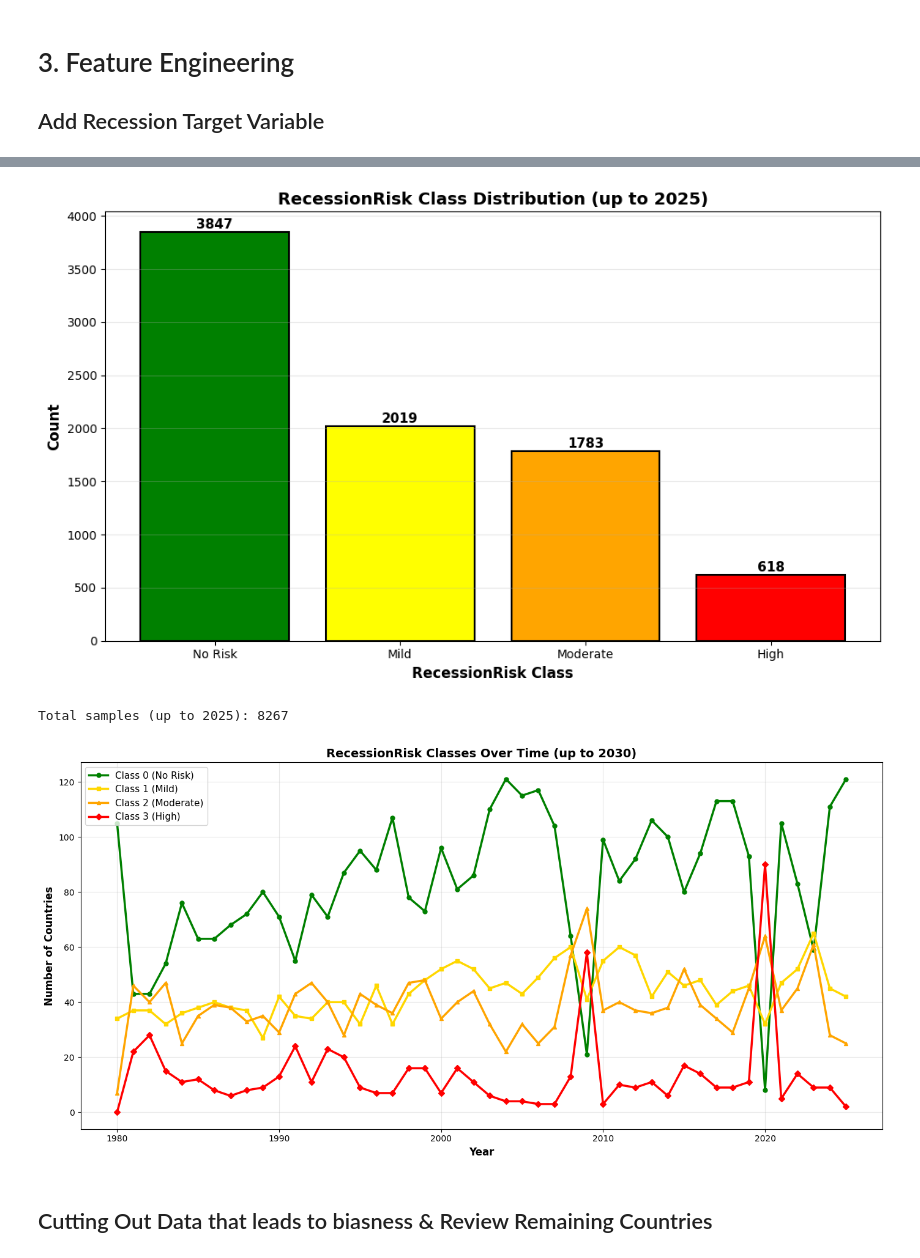
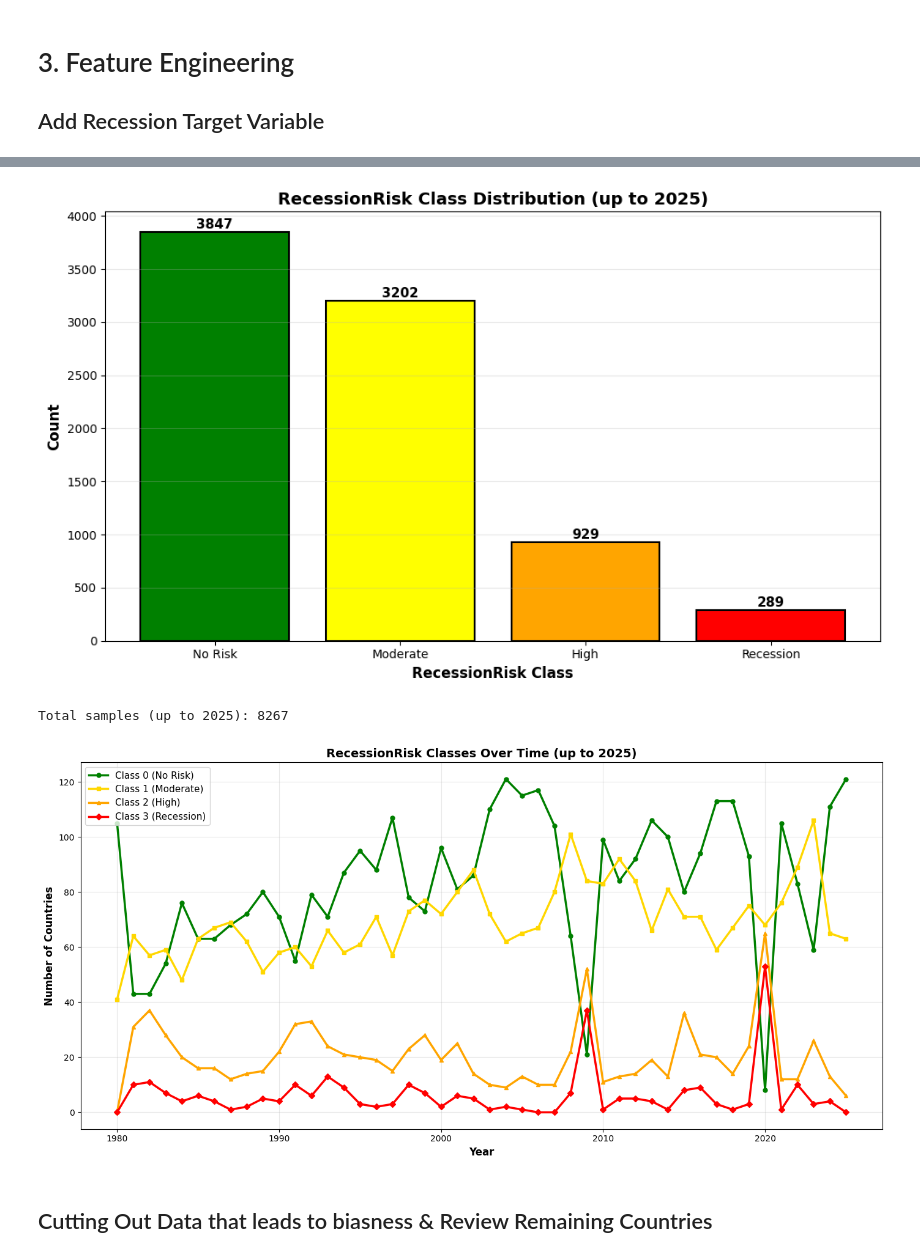
Before and after one commit to ningerdinger/Data_Science_Project, a Jupyter notebook: Multiclass.ipynb, the cells around one changed output, grey strips where cells are left out. Cells and saved outputs as stored; diff of their text form; code cells hidden in the pictures.

```diff
--- a/Multiclass.ipynb
+++ b/Multiclass.ipynb
@@ -315,19 +315,20 @@ local_signal_count = (
 # --- Step 4: Multiclass recession risk label ---
 def classify_risk(local_count):
     """
-    Same thresholds as original:
-    - 3+ signals: High risk
-    - 2 signals: Moderate risk
-    - 1 signal: Mild risk
-    - 0 signals: No risk
+    Classification based on number of signals triggered:
+    - 5+ signals: IN RECESSION (Class 3)
+    - 3-4 signals: High risk (Class 2)
+    - 1-2 signals: Moderate risk (Class 1)
+    - 0 signals: No risk (Class 0)
     """
-    if local_count >= 4:
-        return 3  # High risk
-    if local_count == 2 or local_count == 3:
-        return 2  # Moderate risk
-    if local_count == 1:
-        return 1  # Mild risk
-    return 0      # No risk
+    if local_count >= 5:
+        return 3  # IN RECESSION
+    elif local_count >= 3:
+        return 2  # High risk
+    elif local_count >= 1:
+        return 1  # Moderate risk
+    else:
+        return 0  # No risk
 
 df_pivot["RecessionRisk"] = [
     classify_risk(l) for l in local_signal_count
@@ -355,6 +356,11 @@ df_pivot = df_pivot.sort_index(ascending=True)
 print("=" * 70)
 print("RECESSION RISK CLASSIFICATION SUMMARY (12 Indicators)")
 print("=" * 70)
+print("\nClass Labels:")
+print("  0 = No Risk (0 signals)")
+print("  1 = Moderate Risk (1-2 signals)")
+print("  2 = High Risk (3-4 signals)")
+print("  3 = IN RECESSION (5+ signals)")
 
 print("\nRecessionRisk class distribution:")
 print(df_pivot["RecessionRisk"].value_counts().sort_index())
@@ -492,27 +498,27 @@ External Shock              518 ( 5.62%)
 # %%
 # RecessionRisk Class Distribution - Compact Plot (up to 2025)
 df_until_2025 = df_pivot[df_pivot.index <= 2025]
 risk_counts = df_until_2025["RecessionRisk"].value_counts().sort_index()
 
 plt.figure(figsize=(10, 6))
 colors = ['green', 'yellow', 'orange', 'red']
 plt.bar(risk_counts.index, risk_counts.values, color=colors, edgecolor='black', linewidth=1.5)
 plt.xlabel('RecessionRisk Class', fontsize=12, fontweight='bold')
 plt.ylabel('Count', fontsize=12, fontweight='bold')
 plt.title('RecessionRisk Class Distribution (up to 2025)', fontsize=14, fontweight='bold')
-plt.xticks([0, 1, 2, 3], ['No Risk', 'Mild', 'Moderate', 'High'])
+plt.xticks([0, 1, 2, 3], ['No Risk', 'Moderate', 'High', 'Recession'])
 plt.grid(axis='y', alpha=0.3)
 
 # Add count labels on bars
 for cls, count in risk_counts.items():
     plt.text(cls, count + 10, str(count), ha='center', va='bottom', fontsize=11, fontweight='bold')
 
 plt.tight_layout()
 plt.show()
 
 print(f"Total samples (up to 2025): {len(df_until_2025)}")
 # %% [output]
-[figure, old version]
+[figure, new version]
 Total samples (up to 2025): 8267
 # %%
 # All RecessionRisk Classes by Year - Line Graph (up to 2025)
@@ -538,20 +544,20 @@ class3_by_year = class3_by_year.reindex(all_years, fill_value=0)
 
 plt.figure(figsize=(14, 7))
 plt.plot(all_years, class0_by_year.values, color='green', linewidth=2.5, marker='o', label='Class 0 (No Risk)', markersize=5)
-plt.plot(all_years, class1_by_year.values, color='gold', linewidth=2.5, marker='s', label='Class 1 (Mild)', markersize=5)
-plt.plot(all_years, class2_by_year.values, color='orange', linewidth=2.5, marker='^', label='Class 2 (Moderate)', markersize=5)
-plt.plot(all_years, class3_by_year.values, color='red', linewidth=2.5, marker='D', label='Class 3 (High)', markersize=5)
+plt.plot(all_years, class1_by_year.values, color='gold', linewidth=2.5, marker='s', label='Class 1 (Moderate)', markersize=5)
+plt.plot(all_years, class2_by_year.values, color='orange', linewidth=2.5, marker='^', label='Class 2 (High)', markersize=5)
+plt.plot(all_years, class3_by_year.values, color='red', linewidth=2.5, marker='D', label='Class 3 (Recession)', markersize=5)
 
 plt.xlabel('Year', fontsize=12, fontweight='bold')
 plt.ylabel('Number of Countries', fontsize=12, fontweight='bold')
-plt.title('RecessionRisk Classes Over Time (up to 2030)', fontsize=14, fontweight='bold')
+plt.title('RecessionRisk Classes Over Time (up to 2025)', fontsize=14, fontweight='bold')
 plt.legend(fontsize=11, loc='best')
 plt.grid(True, alpha=0.3)
 
 plt.tight_layout()
 plt.show()
 # %% [output]
-[figure, old version]
+[figure, new version]
 # %% [markdown]
 ## Cutting Out Data that leads to biasness & Review Remaining Countries
 # %%
```
Also changed, not shown: parts of 12 cells of this notebook, 1 other file.
